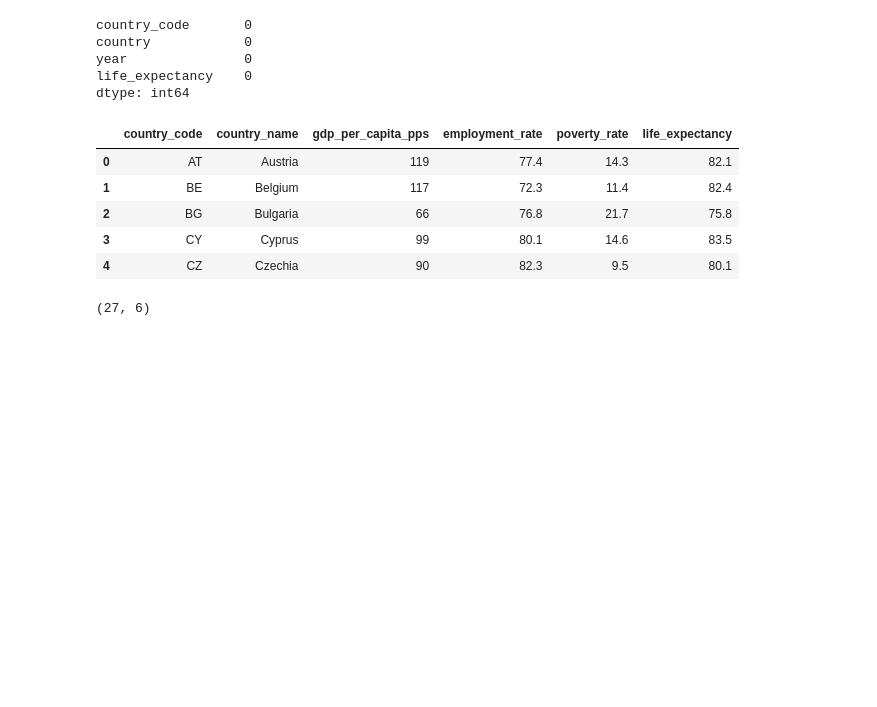
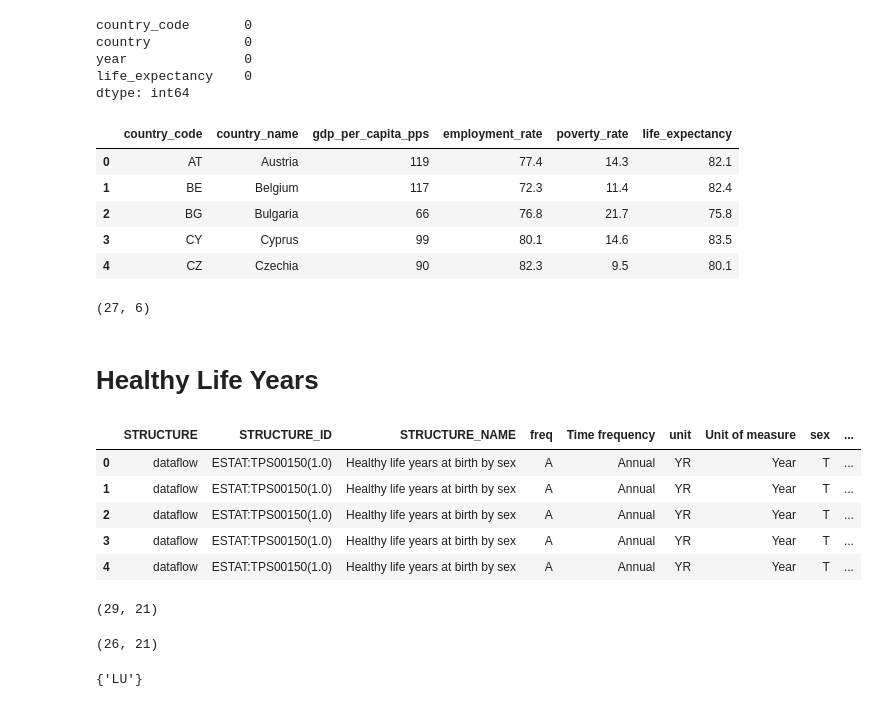
Before and after one commit to eljesam/DAV_Eljesa_Repeat, a Jupyter notebook: Notebooks/EQLI_analysis.ipynb, the cells around one changed output. Saved outputs shown, nothing was run; the diff lists cells and outputs as text; code cells hidden in the pictures; blank space fills up the shorter version.

Commit message:
added healthy life indicator

```diff
--- a/Notebooks/EQLI_analysis.ipynb
+++ b/Notebooks/EQLI_analysis.ipynb
@@ -539,3 +543,39 @@ eqli_data.to_csv(
     "../data/processed/eqli_master.csv",
     index=False
 )
+# %% [markdown]
+# Healthy Life Years
+# %%
+healthy_life = pd.read_csv("../data/raw/healthy_life_years.csv")
+
+healthy_life.head()
+# %% [output]
+|  | STRUCTURE | STRUCTURE_ID | STRUCTURE_NAME | freq | Time frequency | unit | Unit of measure | sex | ... |
+| 0 | dataflow | ESTAT:TPS00150(1.0) | Healthy life years at birth by sex | A | Annual | YR | Year | T | ... |
+| 1 | dataflow | ESTAT:TPS00150(1.0) | Healthy life years at birth by sex | A | Annual | YR | Year | T | ... |
+| 2 | dataflow | ESTAT:TPS00150(1.0) | Healthy life years at birth by sex | A | Annual | YR | Year | T | ... |
+| 3 | dataflow | ESTAT:TPS00150(1.0) | Healthy life years at birth by sex | A | Annual | YR | Year | T | ... |
+| 4 | dataflow | ESTAT:TPS00150(1.0) | Healthy life years at birth by sex | A | Annual | YR | Year | T | ... |
+# %%
+healthy_life_2024 = healthy_life[
+    healthy_life["TIME_PERIOD"] == 2024
+].copy()
+
+healthy_life_2024.shape
+# %% [output]
+(29, 21)
+# %%
+healthy_life_eu27 = healthy_life_2024[
+    healthy_life_2024["geo"].isin(eu27)
+].copy()
+
+healthy_life_eu27.shape
+# %% [output]
+(26, 21)
+# %%
+# checking missing values
+missing_countries = set(eu27) - set(healthy_life_eu27["geo"])
+
+missing_countries
+# %% [output]
+{'LU'}
```
Also changed, not shown: parts of 2 cells of this notebook, 1 other file.
